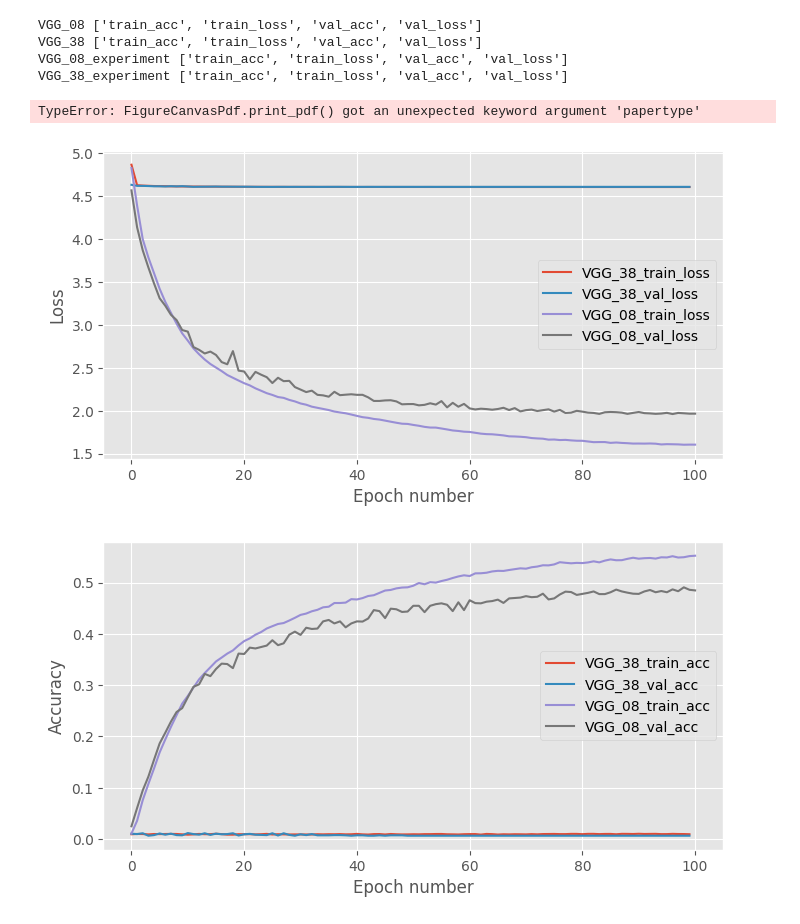
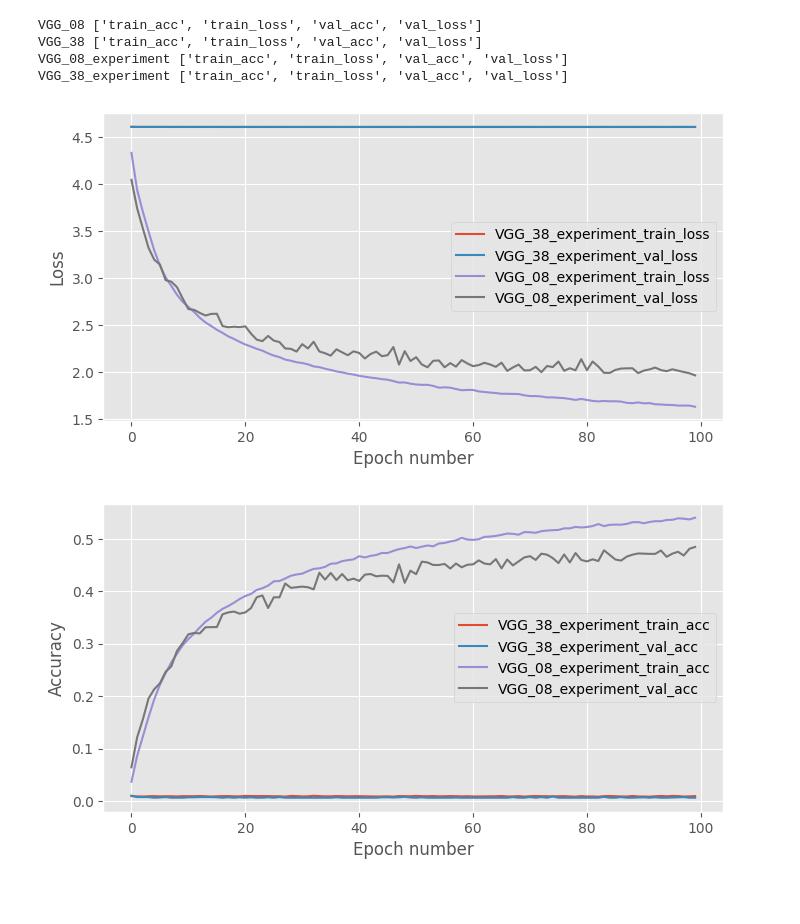
Before and after one commit to AishwaryaAshokkumar/mlpractical, a Jupyter notebook: notebooks/Plot_Results.ipynb, the cells around one changed output. Saved outputs shown, nothing was run; the diff lists cells and outputs as text; code cells hidden in the pictures; blank space fills up the shorter version.

Commit message:
Update training plots for problem model

```diff
--- a/notebooks/Plot_Results.ipynb
+++ b/notebooks/Plot_Results.ipynb
@@ -80,15 +80,14 @@ def plot_result_graphs(plot_name, stats, keys_to_plot, notebook=True):
     fig_1.savefig('../data/{}_loss_performance.pdf'.format(plot_name), dpi=None, facecolor='w', edgecolor='w',
         orientation='portrait', format='pdf',
         transparent=False, bbox_inches=None, pad_inches=0.1,
-        frameon=None, metadata=None)
+        metadata=None)
 
     fig_2.savefig('../data/{}_accuracy_performance.pdf'.format(plot_name), dpi=None, facecolor='w', edgecolor='w',
         orientation='portrait', format='pdf',
         transparent=False, bbox_inches=None, pad_inches=0.1,
-        frameon=None, metadata=None)
+        metadata=None)
 # %%
-plot_result_graphs('problem_model', result_dict, keys_to_plot=['VGG_38', 'VGG_08'])
+plot_result_graphs('problem_model', result_dict, keys_to_plot=['VGG_38_experiment', 'VGG_08_experiment'])
 # %% [output]
-TypeError: FigureCanvasPdf.print_pdf() got an unexpected keyword argument 'papertype'
-[figure, old version]
+[figure, new version]
-[figure, old version]
+[figure, new version]
```
Also changed, not shown: parts of 1 cell of this notebook, 2 other files.
